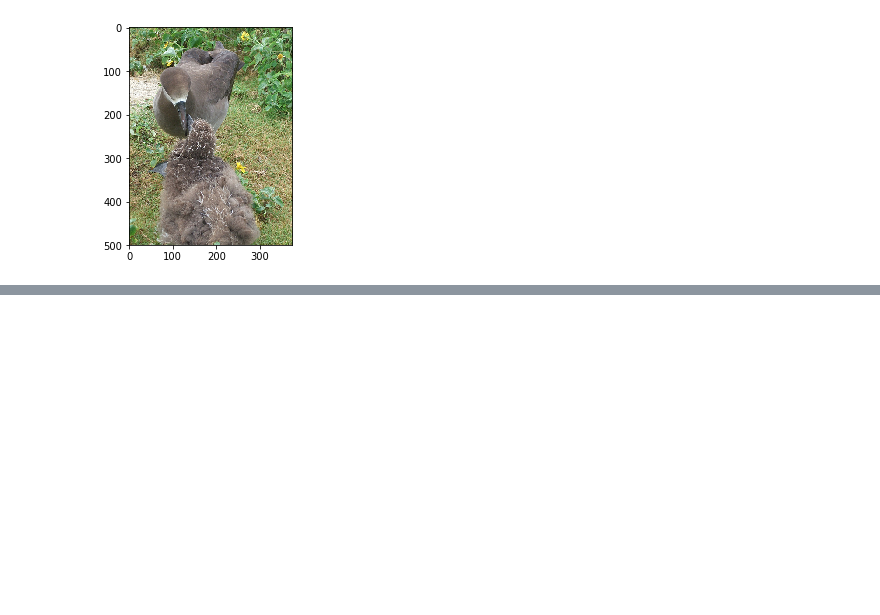
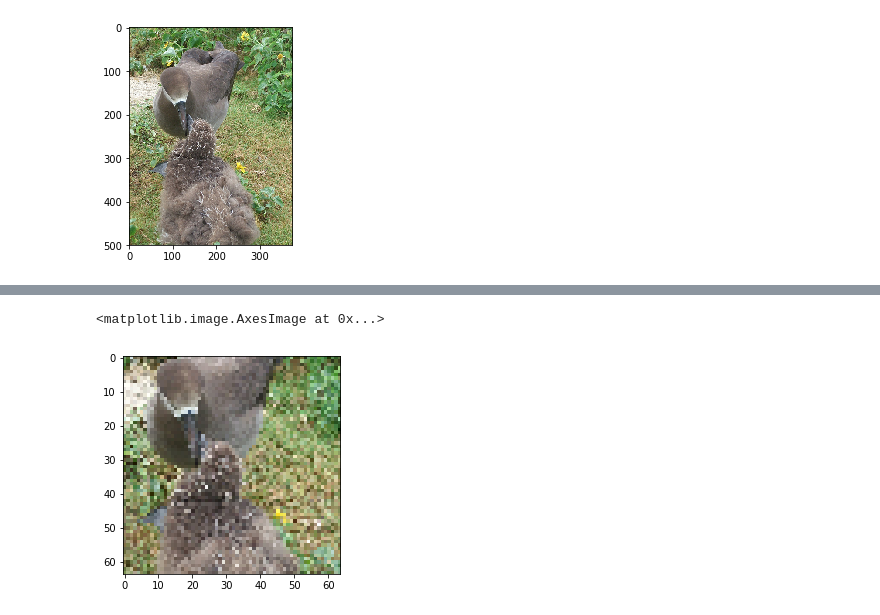
Before and after one commit to briantimar/birdgan, a Jupyter notebook: data-tasting.ipynb, the cells around one changed output, grey strips where cells are left out. Saved outputs shown, nothing was run; the diff lists cells and outputs as text; code cells hidden in the pictures; blank space fills up the shorter version.

```diff
--- a/data-tasting.ipynb
+++ b/data-tasting.ipynb
@@ -30,0 +33,7 @@ plt.imshow(im_dw)
+# %%
+imc = crop(im_ds)
+# %%
+plt.imshow(imc)
+# %% [output]
+<matplotlib.image.AxesImage at 0x...>
+[figure, added]
```
Also changed, not shown: parts of 4 cells of this notebook, 2 other files.
